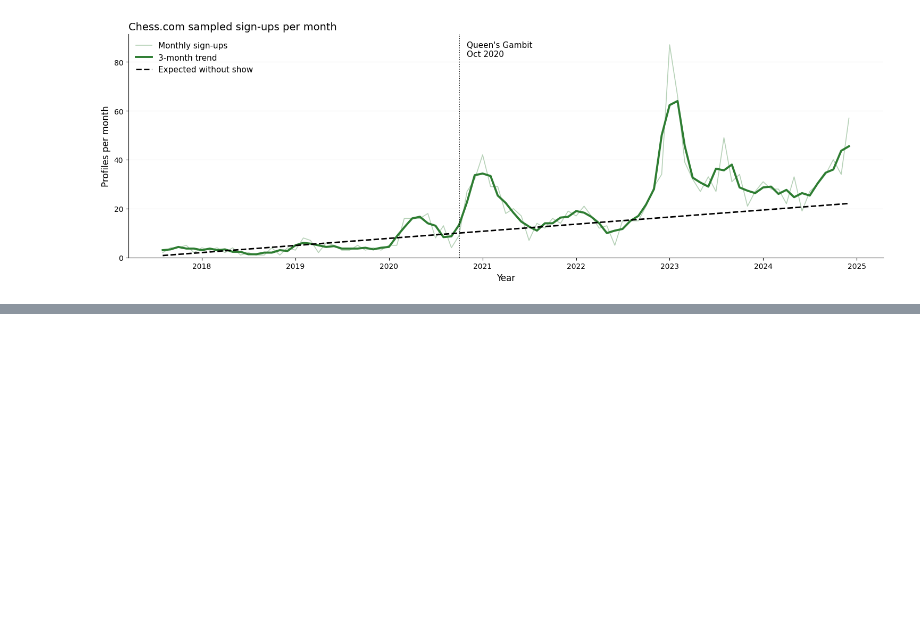
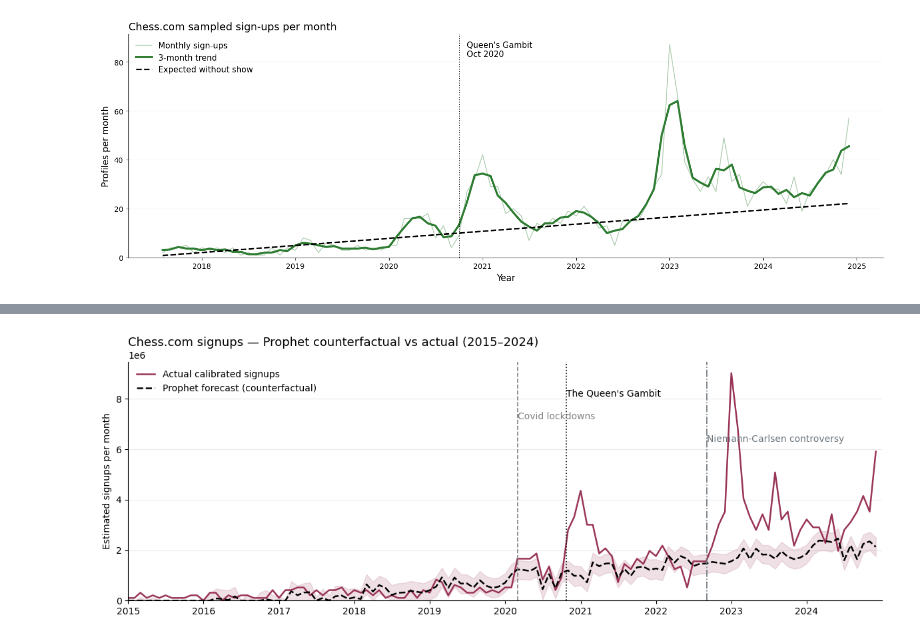
Before and after one commit to anp-exe/women-in-chess-analysis, a Jupyter notebook: fide.ipynb, the cells around one changed output, grey strips where cells are left out. Drawn from its saved outputs; the diff is of its cells as text; code cells hidden in the pictures; blank space fills up the shorter version.

```diff
--- a/fide.ipynb
+++ b/fide.ipynb
@@ -330,0 +339,87 @@ plt.tight_layout()
+# %%
+from prophet import Prophet
+import logging
+import warnings
+logging.getLogger("prophet").setLevel(logging.WARNING)
+logging.getLogger("cmdstanpy").setLevel(logging.WARNING)
+warnings.filterwarnings("ignore", category=RuntimeWarning, module="prophet")
+
+import pandas as pd
+import numpy as np
+import matplotlib.pyplot as plt
+
+chess = pd.read_parquet("data/chesscom/signups.parquet")
+chess["joined"] = pd.to_datetime(chess["joined"], errors="coerce")
+chess = chess.dropna(subset=["joined"])
+chess["month"] = chess["joined"].dt.to_period("M").dt.to_timestamp()
+
+monthly = chess.groupby("month").size().rename("sampled_signups")
+monthly = (
+    monthly.reindex(pd.date_range("2015-01-01", "2024-12-01", freq="MS"), fill_value=0)
+    .rename_axis("month")
+    .reset_index()
+)
+
+sampled_nov_2020 = float(
+    monthly.loc[monthly["month"] == pd.Timestamp("2020-11-01"), "sampled_signups"].iloc[0]
+)
+if sampled_nov_2020 <= 0:
+    raise ValueError("Nov 2020 sampled count is zero; cannot calibrate.")
+
+scale_factor = 2_800_000 / sampled_nov_2020
+monthly["estimated_real_signups"] = monthly["sampled_signups"] * scale_factor
+
+pre_start = pd.Timestamp("2017-08-01")
+pre_end = pd.Timestamp("2020-09-01")
+post_start = pd.Timestamp("2020-10-01")
+post_end = pd.Timestamp("2024-12-01")
+
+train = monthly[(monthly["month"] >= pre_start) & (monthly["month"] <= pre_end)].copy()
+train_prophet = train.rename(columns={"month": "ds", "estimated_real_signups": "y"})[["ds", "y"]]
+
+model = Prophet(
+    yearly_seasonality=True,
+    weekly_seasonality=False,
+    daily_seasonality=False,
+    interval_width=0.80,
+)
+model.fit(train_prophet)
+
+future = monthly.rename(columns={"month": "ds"})[["ds"]]
+forecast = model.predict(future)[["ds", "yhat", "yhat_lower", "yhat_upper"]]
+out = monthly.rename(columns={"month": "ds"}).merge(forecast, on="ds", how="left")
+out[["yhat", "yhat_lower", "yhat_upper"]] = out[["yhat", "yhat_lower", "yhat_upper"]].clip(lower=0)
+
+fig, ax = plt.subplots(figsize=(12, 4.5))
+ax.plot(out["ds"], out["estimated_real_signups"], color="#993556", lw=1.8, label="Actual calibrated signups")
+ax.plot(out["ds"], out["yhat"], color="black", lw=1.8, ls="--", label="Prophet forecast (counterfactual)")
+ax.fill_between(out["ds"], out["yhat_lower"], out["yhat_upper"], color="#993556", alpha=0.15)
+
+ax.axvline(pd.Timestamp("2020-10-23"), color="black", lw=1.2, ls=":")
+ax.axvline(pd.Timestamp("2020-03-01"), color="grey", lw=1.2, ls="--")
+ax.axvline(pd.Timestamp("2022-09-04"), color="#6c757d", lw=1.2, ls="-.")
+
+ymax = max(out["estimated_real_signups"].max(), out["yhat_upper"].max())
+ax.text(pd.Timestamp("2020-10-23"), ymax * 0.93, "The Queen's Gambit", fontsize=10, ha="left", va="top")
+ax.text(pd.Timestamp("2020-03-01"), ymax * 0.83, "Covid lockdowns", color="grey", fontsize=10, ha="left", va="top")
+ax.text(pd.Timestamp("2022-09-04"), ymax * 0.73, "Niemann-Carlsen controversy", color="#6c757d", fontsize=10, ha="left", va="top")
+
+ax.set_title("Chess.com signups — Prophet counterfactual vs actual (2015–2024)", loc="left", fontsize=13)
+ax.set_ylabel("Estimated signups per month")
+ax.set_ylim(bottom=0)
+ax.grid(axis="y", alpha=0.25)
+ax.spines[["top", "right"]].set_visible(False)
+ax.legend(frameon=False, loc="upper left")
+ax.set_xlim(pd.Timestamp("2015-01-01"), pd.Timestamp("2024-12-31"))
+plt.tight_layout()
+
+window = (out["ds"] >= post_start) & (out["ds"] <= post_end)
+excess = (out.loc[window, "estimated_real_signups"] - out.loc[window, "yhat"]).sum()
+
+train_pred = model.predict(train_prophet[["ds"]])
+mape = (np.abs(train["estimated_real_signups"].values - train_pred["yhat"].clip(lower=0).values) /
+        train["estimated_real_signups"].clip(lower=1).values).mean() * 100
+
+print(f"Excess signups attributable to Queen's Gambit (Oct 2020 – Dec 2024): ~{excess / 1_000_000:.2f} million (vs Prophet counterfactual)")
+print(f"Pre-intervention training MAPE: {mape:.2f}%")
+# %% [output]
@@ -330,0 +428 @@ plt.tight_layout()
+[figure, added]
```
Also changed, not shown: parts of 4 cells of this notebook, 1 other file.
